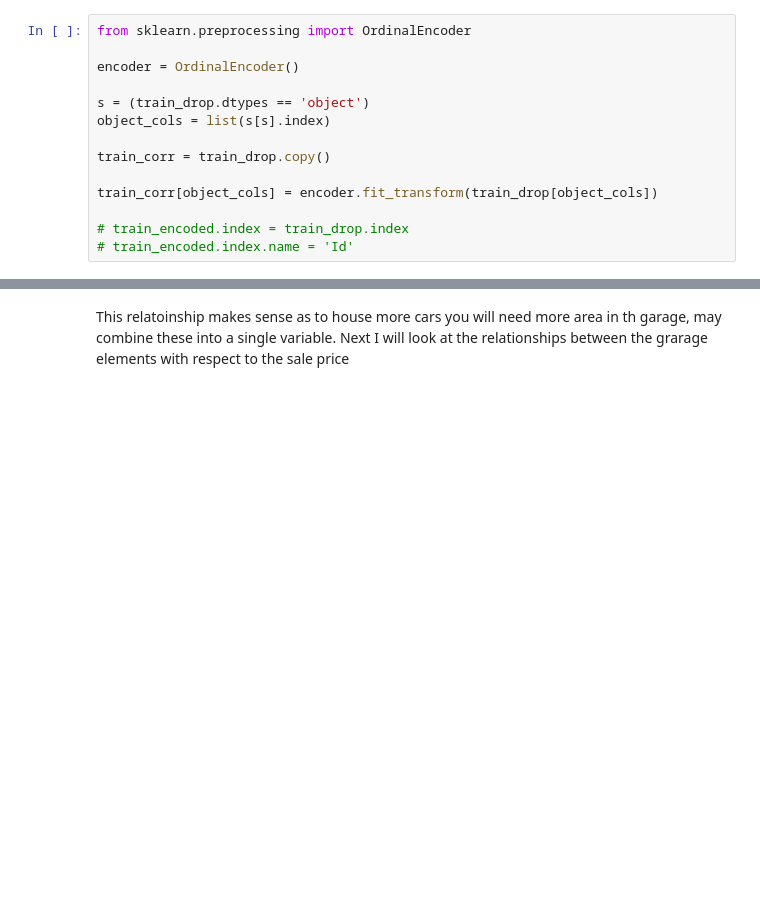
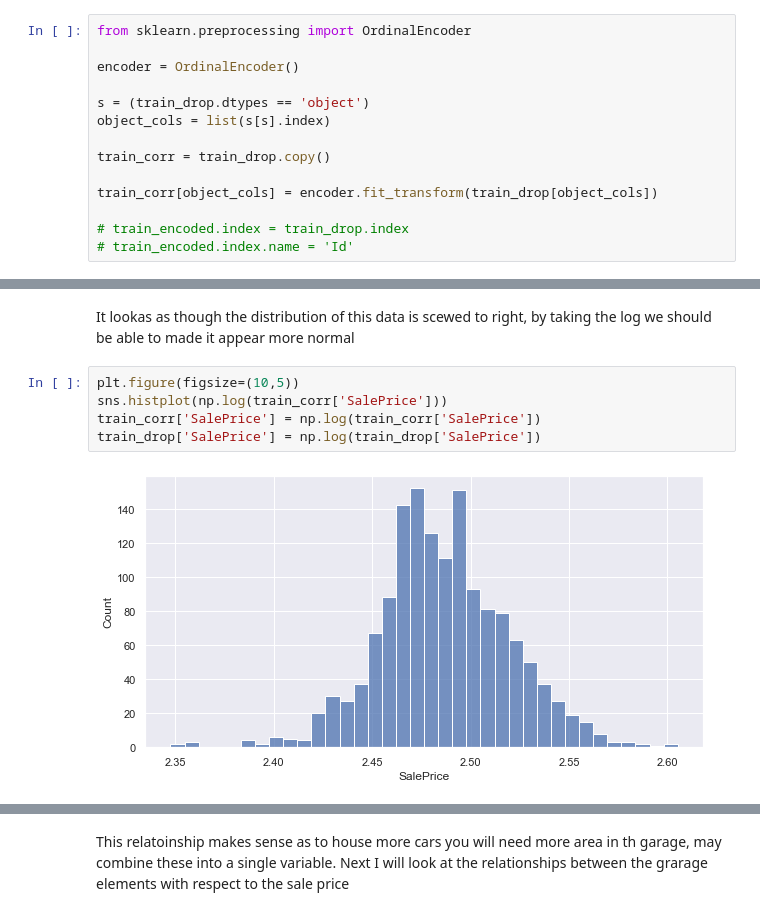
Before and after one commit to bhollands/Iowa-house-prices-advanced-regression, a Jupyter notebook: EDA.ipynb, the cells around one changed output, grey strips where cells are left out. Saved outputs shown, nothing was run; the diff lists cells and outputs as text; blank space fills up the shorter version.

```diff
--- a/EDA.ipynb
+++ b/EDA.ipynb
@@ -139,3 +127,12 @@ Name: BsmtQual, Length: 1460, dtype: object
+# %% [markdown]
+It lookas as though the distribution of this data is scewed to right, by taking the log we should be able to made it appear more normal
+# %%
+plt.figure(figsize=(10,5))
+sns.histplot(np.log(train_corr['SalePrice']))
+train_corr['SalePrice'] = np.log(train_corr['SalePrice'])
+train_drop['SalePrice'] = np.log(train_drop['SalePrice'])
+# %% [output]
+[figure, added]
 # %%
 plt.figure(figsize = (15,10))
 sns.heatmap(abs(train_corr.corr()))
```
Also changed, not shown: parts of 17 cells of this notebook.
